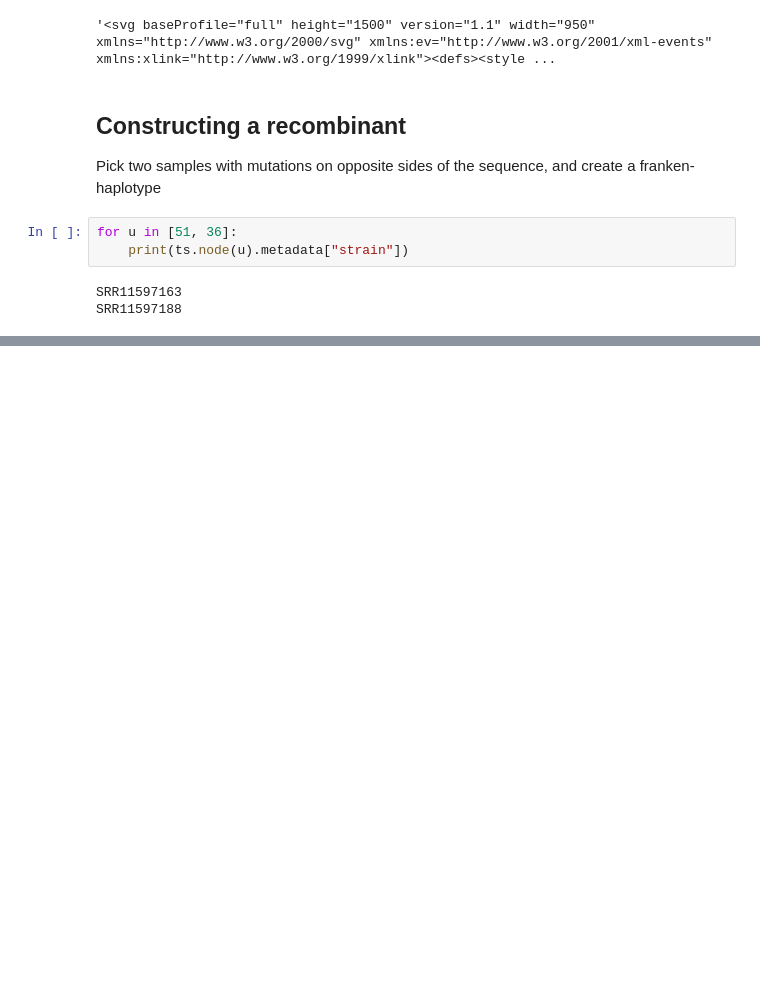
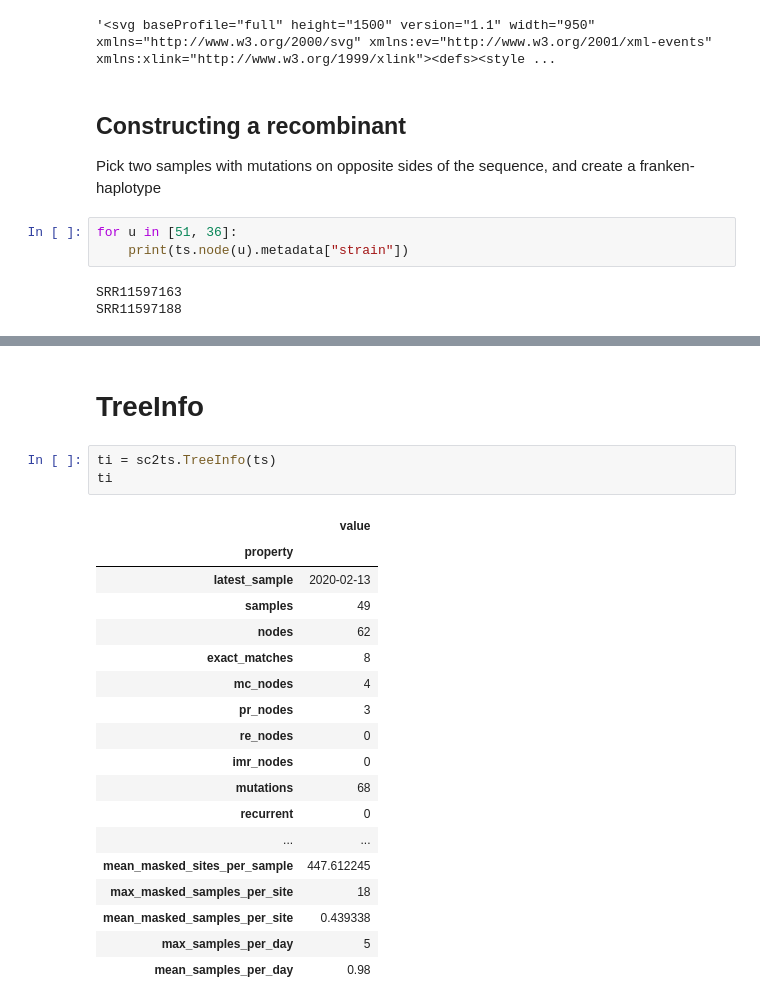
Before and after one commit to jeromekelleher/sc2ts, a Jupyter notebook: notebooks/test_ts.ipynb, the cells around one changed output, grey strips where cells are left out. Saved outputs shown, nothing was run; the diff lists cells and outputs as text; blank space fills up the shorter version.

```diff
--- a/notebooks/test_ts.ipynb
+++ b/notebooks/test_ts.ipynb
@@ -127,0 +129,24 @@ SRR11597163     51      [(15107, 'T'), (28930, 'T')]
+# %% [markdown]
+# TreeInfo
+# %%
+ti = sc2ts.TreeInfo(ts)
+ti
+# %% [output]
+|  | value |
+| property |  |
+| latest_sample | 2020-02-13 |
+| samples | 49 |
+| nodes | 62 |
+| exact_matches | 8 |
+| mc_nodes | 4 |
+| pr_nodes | 3 |
+| re_nodes | 0 |
+| imr_nodes | 0 |
+| mutations | 68 |
+| recurrent | 0 |
+| ... | ... |
+| mean_masked_sites_per_sample | 447.612245 |
+| max_masked_samples_per_site | 18 |
+| mean_masked_samples_per_site | 0.439338 |
+| max_samples_per_day | 5 |
+| mean_samples_per_day | 0.98 |
```
Also changed, not shown: parts of 9 cells of this notebook, 1 other file.
